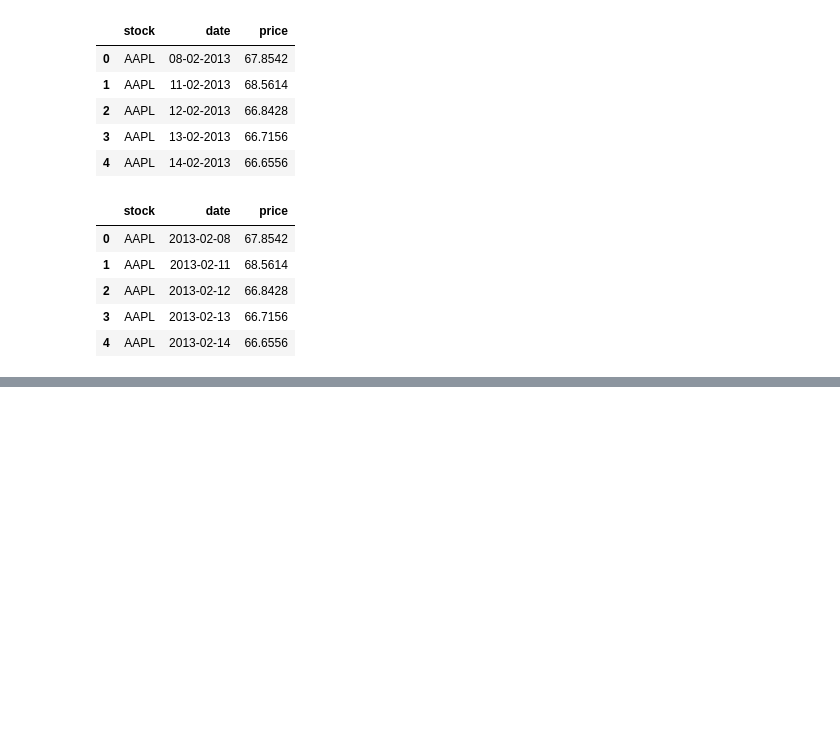
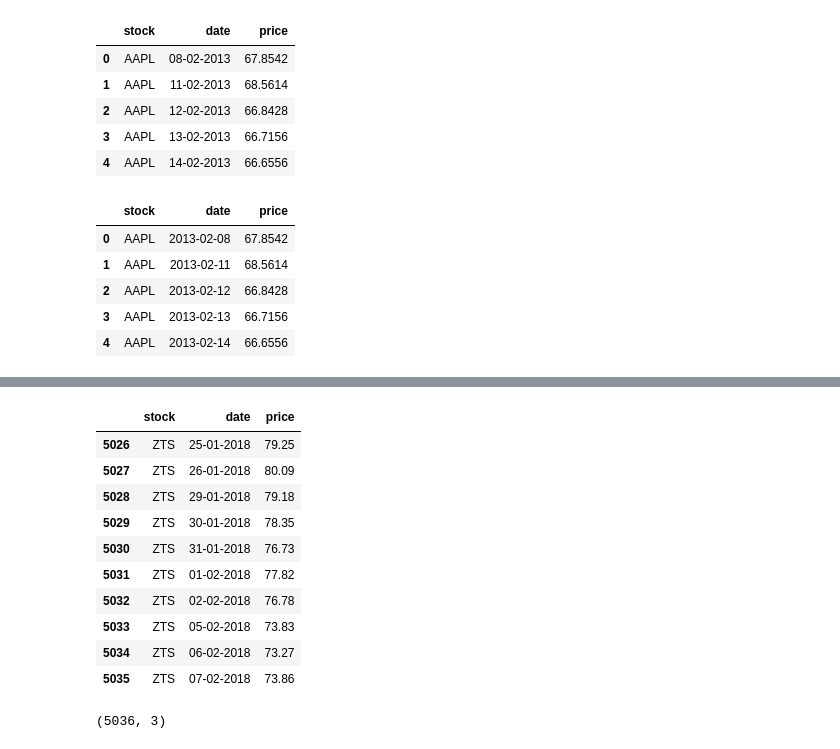
Before and after one commit to chemkemeimyers/PythonProjects, a Jupyter notebook: SavingNLoadingFiles.ipynb, the cells around one changed output, grey strips where cells are left out. Drawn from its saved outputs; the diff is of its cells as text; code cells hidden in the pictures; blank space fills up the shorter version.

```diff
--- a/SavingNLoadingFiles.ipynb
+++ b/SavingNLoadingFiles.ipynb
@@ -36,0 +52,18 @@ data.to_excel('/content/drive/MyDrive/MachineLearningCourse/Python/Saved_StockDa
+# %%
+data.tail(10)
+# %% [output]
+|  | stock | date | price |
+| 5026 | ZTS | 25-01-2018 | 79.25 |
+| 5027 | ZTS | 26-01-2018 | 80.09 |
+| 5028 | ZTS | 29-01-2018 | 79.18 |
+| 5029 | ZTS | 30-01-2018 | 78.35 |
+| 5030 | ZTS | 31-01-2018 | 76.73 |
+| 5031 | ZTS | 01-02-2018 | 77.82 |
+| 5032 | ZTS | 02-02-2018 | 76.78 |
+| 5033 | ZTS | 05-02-2018 | 73.83 |
+| 5034 | ZTS | 06-02-2018 | 73.27 |
+| 5035 | ZTS | 07-02-2018 | 73.86 |
+# %%
+data.shape
+# %% [output]
+(5036, 3)
```
Also changed, not shown: parts of 14 cells of this notebook.
